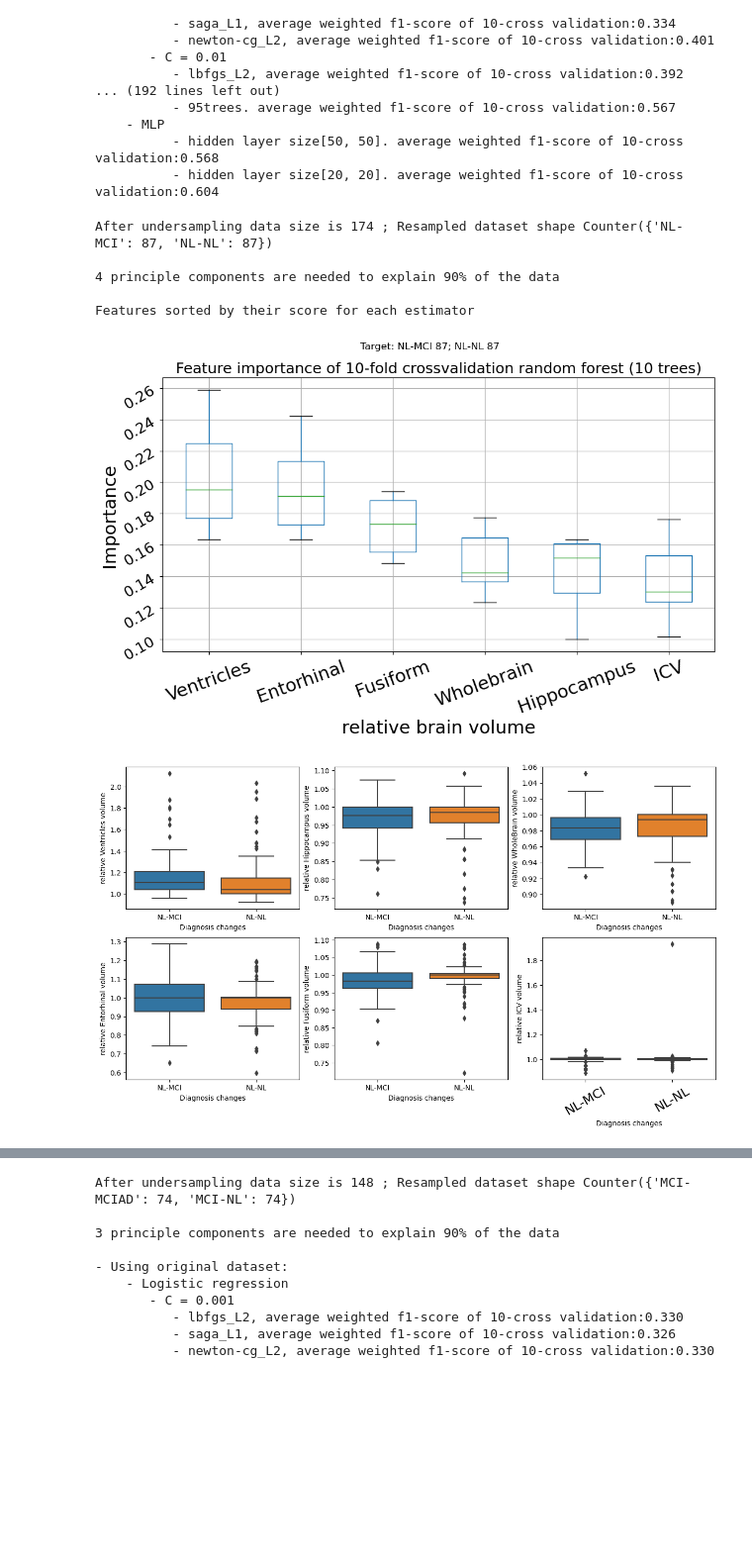
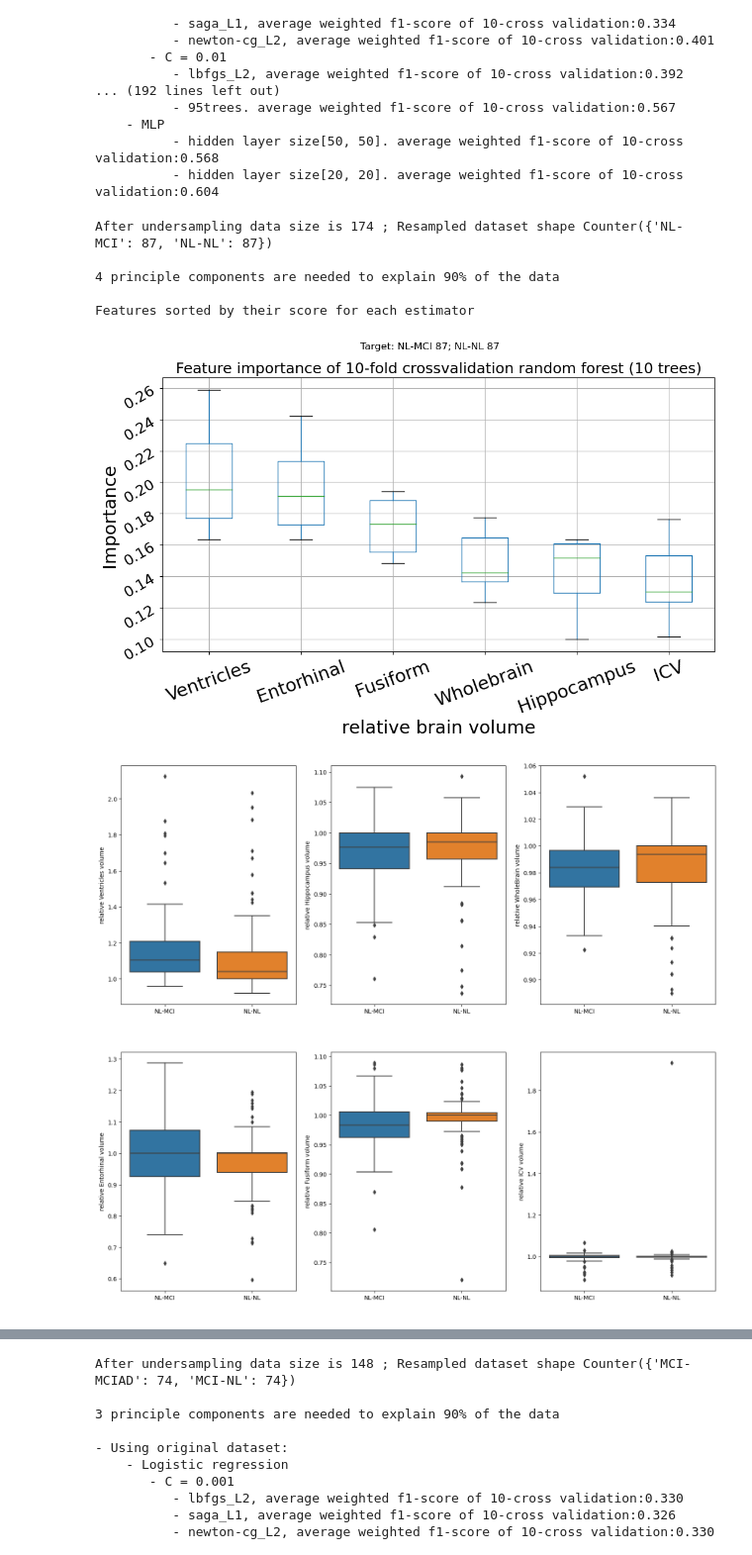
Before and after one commit to weiping2022/Brain_health_challenge_Antonia_Weiping_hs2022, a Jupyter notebook: notebook/4_model_relatv_brain_volume_vs_DX_conversion_final.ipynb, the cells around one changed output, grey strips where cells are left out. Shown at 99% size. Cells and saved outputs as stored; diff of their text form; code cells hidden in the pictures; blank space fills up the shorter version.

```diff
--- a/notebook/4_model_relatv_brain_volume_vs_DX_conversion_final.ipynb
+++ b/notebook/4_model_relatv_brain_volume_vs_DX_conversion_final.ipynb
@@ -209,35 +209,33 @@ After undersampling data size is 174 ; Resampled dataset shape Counter({'NL-MCI'
 # %%
 # 10trees. average weighted f1-score of 10-cross validation:0.609
 n = 10
 res = usampling_scale_data(g1,drop_lst,target)
 X = res[0]  # unscaled input
 y = res[3]
 clf = RandomForestClassifier(n_estimators =n, random_state = 5862)
 title_label = '{}-fold crossvalidation random forest ({} trees)'.format(k,n)
 feature_importance(X,y,clf,k,title_label)
 plt.suptitle('Target: NL-MCI 87; NL-NL 87')
 plt.xlabel('relative brain volume',fontsize = 22)
 plt.ylabel('Importance',fontsize = 22)
 plt.xticks(fontsize=22, rotation=30)
 plt.xticks([1, 2,3,4,5,6], ['Ventricles', 'Entorhinal', 'Fusiform','Wholebrain','Hippocampus','ICV'],rotation=20)
 plt.yticks(fontsize=18, rotation=30)
 
 # plot the diagnosis distribution
 df_new = X.copy()
 df_new[target] = y
-f,axes = plt.subplots(nrows = len(lst)//3,ncols=3,figsize=(15,8))
+f,axes = plt.subplots(nrows = len(lst)//3,ncols=3,figsize=(18,16))
 axes = axes.ravel()
 
 for i in range(len(lst)):
     ax = sns.boxplot(data=df_new, y=lst[i],x= target,ax = axes[i])
-    ax.set(xlabel='Diagnosis changes')
-for ax in axes:
-    plt.xticks(fontsize=18, rotation=30)
+    ax.set(xlabel='  ')
 # %% [output]
 After undersampling data size is 174 ; Resampled dataset shape Counter({'NL-MCI': 87, 'NL-NL': 87})
 
 4 principle components are needed to explain 90% of the data
 
 Features sorted by their score for each estimator
 [figure]
-[figure, old version]
+[figure, new version]
```
Also changed, not shown: parts of 4 cells of this notebook, 6 other files.
